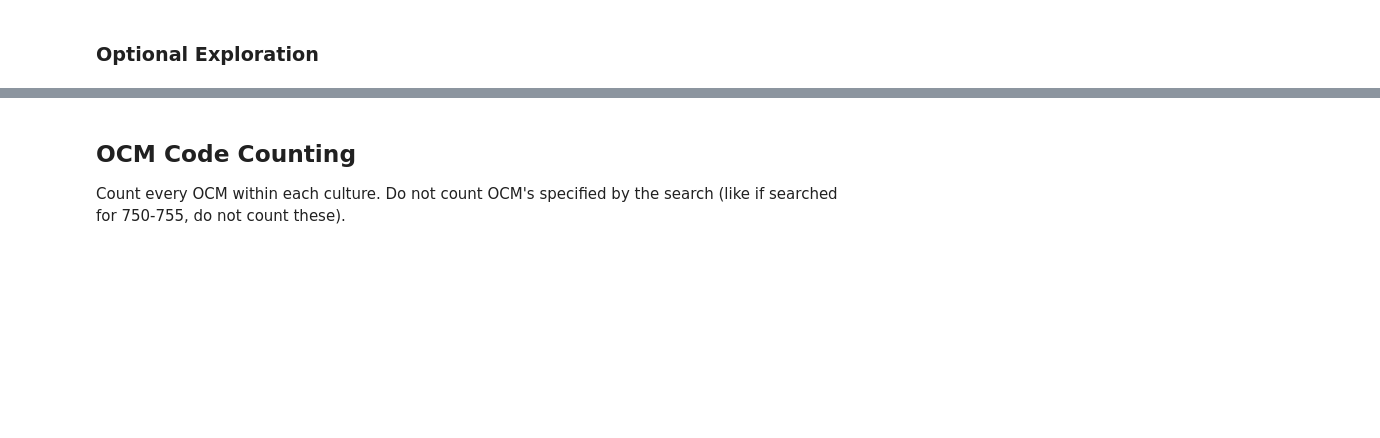
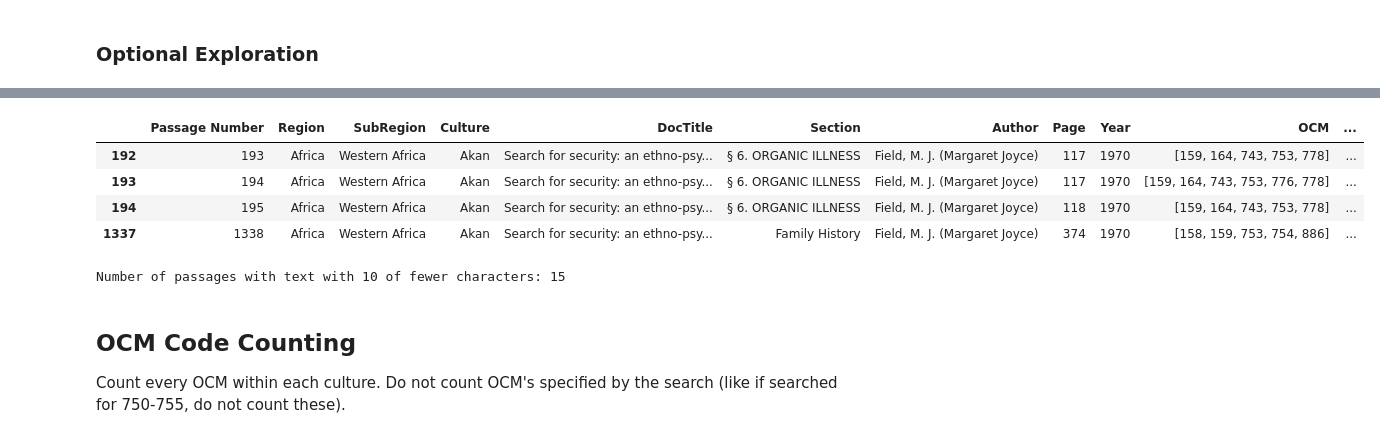
Before and after one commit to Chantland/eHRAF_Scraper, a Jupyter notebook: Analysis/stats-eHRAF_Scraper.ipynb, the cells around one changed output, grey strips where cells are left out. Cells and saved outputs as stored; diff of their text form; code cells hidden in the pictures; blank space fills up the shorter version.

```diff
--- a/Analysis/stats-eHRAF_Scraper.ipynb
+++ b/Analysis/stats-eHRAF_Scraper.ipynb
@@ -119,0 +155,3 @@ print(f'Passages: {it_count}')
+# %%
+# Remove all "[unknwon]" text within the passages"
+df["Passage"] = df["Passage"].apply(lambda x: re.sub(r"\[unknown\]",'', x))
@@ -130,9 +187,15 @@ out
 # %%
 # Quick search for OCMs SUBINDEX BY ANOTHER COLUMN
 lst = ["159"] #enter your OCM strings here separated by a comma
 msk = df.loc[df["Culture"]== "Akan"]['OCM'].apply(lambda x: not set(x).isdisjoint(lst))
 out = df.loc[msk.index][msk]
-out
+out.head(4)
+# %% [output]
+|  | Passage Number | Region | SubRegion | Culture | DocTitle | Section | Author | Page | Year | OCM | ... |
+| 192 | 193 | Africa | Western Africa | Akan | Search for security: an ethno-psy... | § 6. ORGANIC ILLNESS | Field, M. J. (Margaret Joyce) | 117 | 1970 | [159, 164, 743, 753, 778] | ... |
+| 193 | 194 | Africa | Western Africa | Akan | Search for security: an ethno-psy... | § 6. ORGANIC ILLNESS | Field, M. J. (Margaret Joyce) | 117 | 1970 | [159, 164, 743, 753, 776, 778] | ... |
+| 194 | 195 | Africa | Western Africa | Akan | Search for security: an ethno-psy... | § 6. ORGANIC ILLNESS | Field, M. J. (Margaret Joyce) | 118 | 1970 | [159, 164, 743, 753, 778] | ... |
+| 1337 | 1338 | Africa | Western Africa | Akan | Search for security: an ethno-psy... | Family History | Field, M. J. (Margaret Joyce) | 374 | 1970 | [158, 159, 753, 754, 886] | ... |
 # %%
 # (OPTIONAL)
 # There are some passages that describe previous passages but do not contain information themselves like:
@@ -144,3 +207,5 @@ for i in df['Passage']:
     if len(i)<=10:
         shortPass_list.append(i)
 print(f'Number of passages with text with 10 of fewer characters: {len(shortPass_list)}')
+# %% [output]
+Number of passages with text with 10 of fewer characters: 15
```
Also changed, not shown: parts of 25 cells of this notebook, 3 other files.
